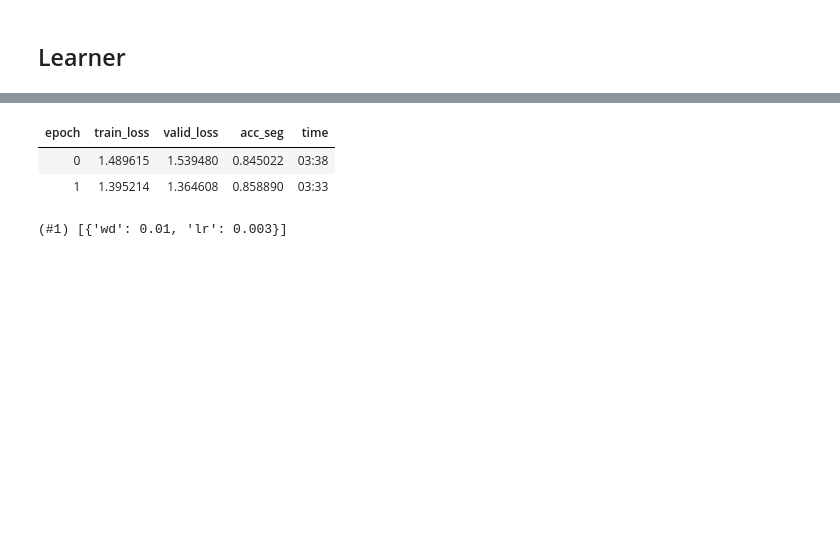
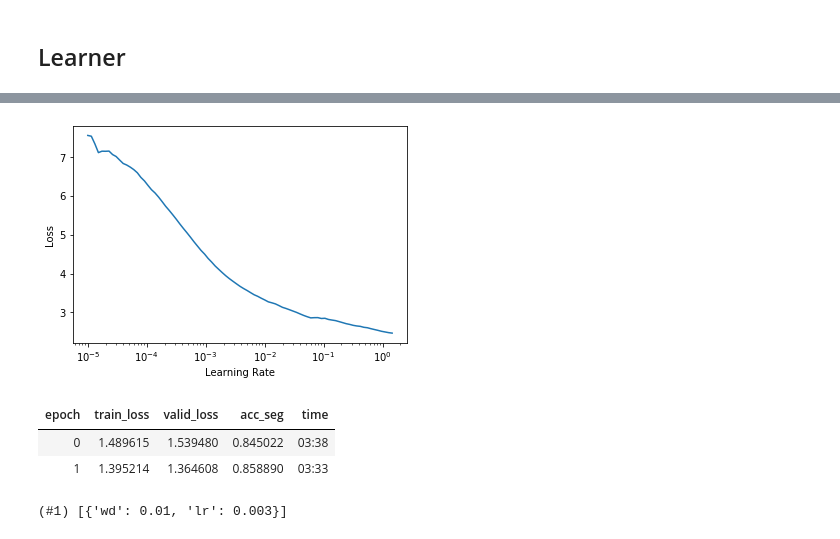
Before and after one commit to qAp/kgl_clouds, a Jupyter notebook: multicloudtype-gcp.ipynb, the cells around one changed output, grey strips where cells are left out. Cells and saved outputs as stored; diff of their text form; code cells hidden in the pictures; blank space fills up the shorter version.

```diff
--- a/multicloudtype-gcp.ipynb
+++ b/multicloudtype-gcp.ipynb
@@ -479,0 +465,3 @@ learn.lr_find()
+# %%
+learn.lr_find(start_lr=1e-5, end_lr=10)
+# %% [output]
@@ -480,3 +469,4 @@ learn.lr_find()
+[figure, added]
 # %%
 learn.fit(n_epoch=2)
 # %% [output]
```
Also changed, not shown: parts of 33 cells of this notebook.
